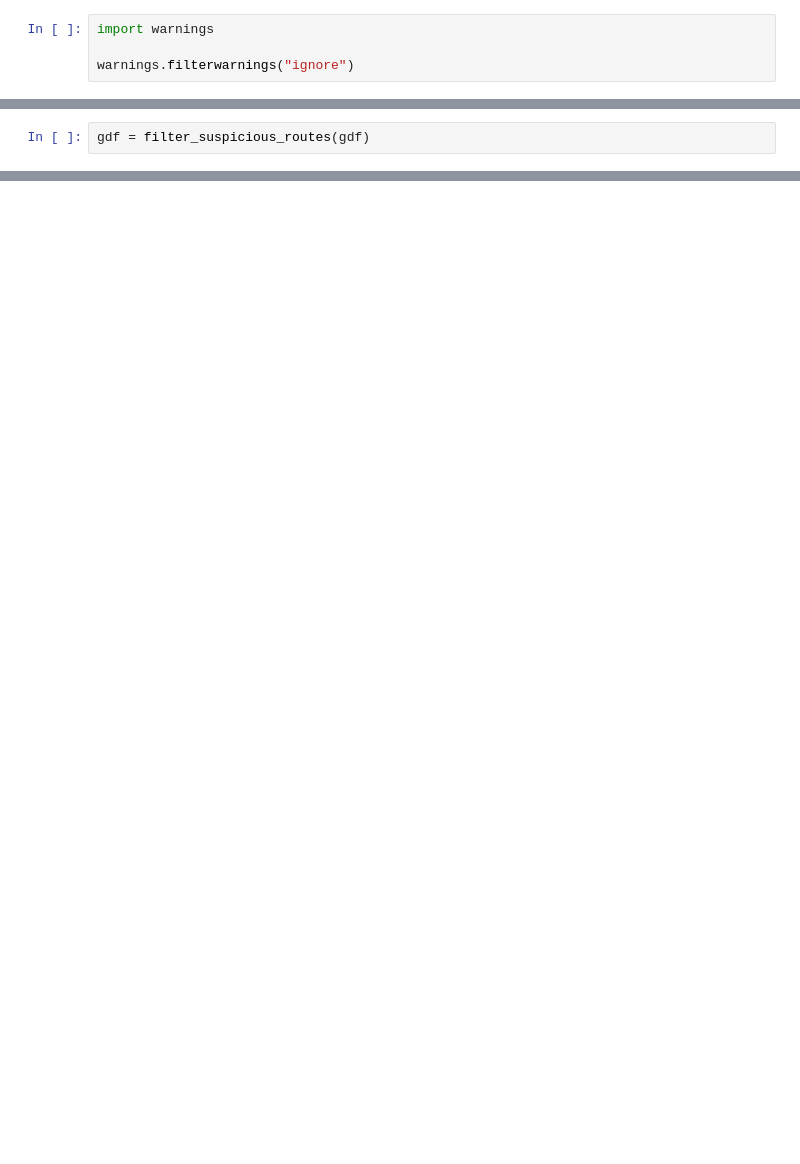
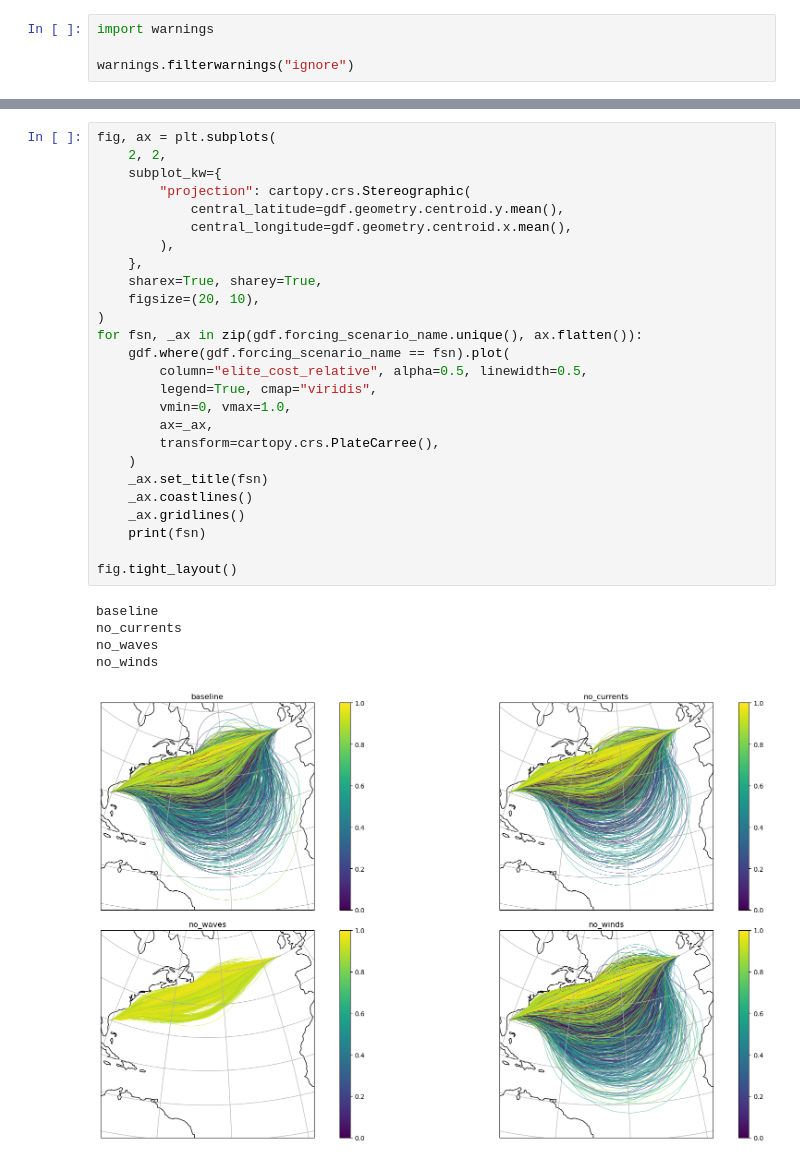
Before and after one commit to willirath/ship_routing, a Jupyter notebook: experiments/tuning_002/notebooks/02_hyperparameter_tuning_analysis.ipynb, the cells around one changed output, grey strips where cells are left out. Cells and saved outputs as stored; diff of their text form; blank space fills up the shorter version.

```diff
--- a/experiments/tuning_002/notebooks/02_hyperparameter_tuning_analysis.ipynb
+++ b/experiments/tuning_002/notebooks/02_hyperparameter_tuning_analysis.ipynb
@@ -67,2 +62,0 @@ gdf.plot(column="elite_cost_relative", alpha=0.2, legend=True, cmap="tab20c", fi
-# %%
-gdf = filter_suspicious_routes(gdf)
@@ -284,0 +63,32 @@ fig.savefig("../figures/hyperparams_runtime_Atlantic_backward.png", dpi=200)
+# %%
+fig, ax = plt.subplots(
+    2, 2,
+    subplot_kw={
+        "projection": cartopy.crs.Stereographic(
+            central_latitude=gdf.geometry.centroid.y.mean(),
+            central_longitude=gdf.geometry.centroid.x.mean(),
+        ),
+    },
+    sharex=True, sharey=True,
+    figsize=(20, 10),
+)
+for fsn, _ax in zip(gdf.forcing_scenario_name.unique(), ax.flatten()):
+    gdf.where(gdf.forcing_scenario_name == fsn).plot(
+        column="elite_cost_relative", alpha=0.5, linewidth=0.5,
+        legend=True, cmap="viridis",
+        vmin=0, vmax=1.0,
+        ax=_ax,
+        transform=cartopy.crs.PlateCarree(),
+    )
+    _ax.set_title(fsn)
+    _ax.coastlines()
+    _ax.gridlines()
+    print(fsn)
+
+fig.tight_layout()
+# %% [output]
+baseline
+no_currents
+no_waves
+no_winds
+[figure, added]
```
Also changed, not shown: parts of 12 cells of this notebook, 3 other files.
